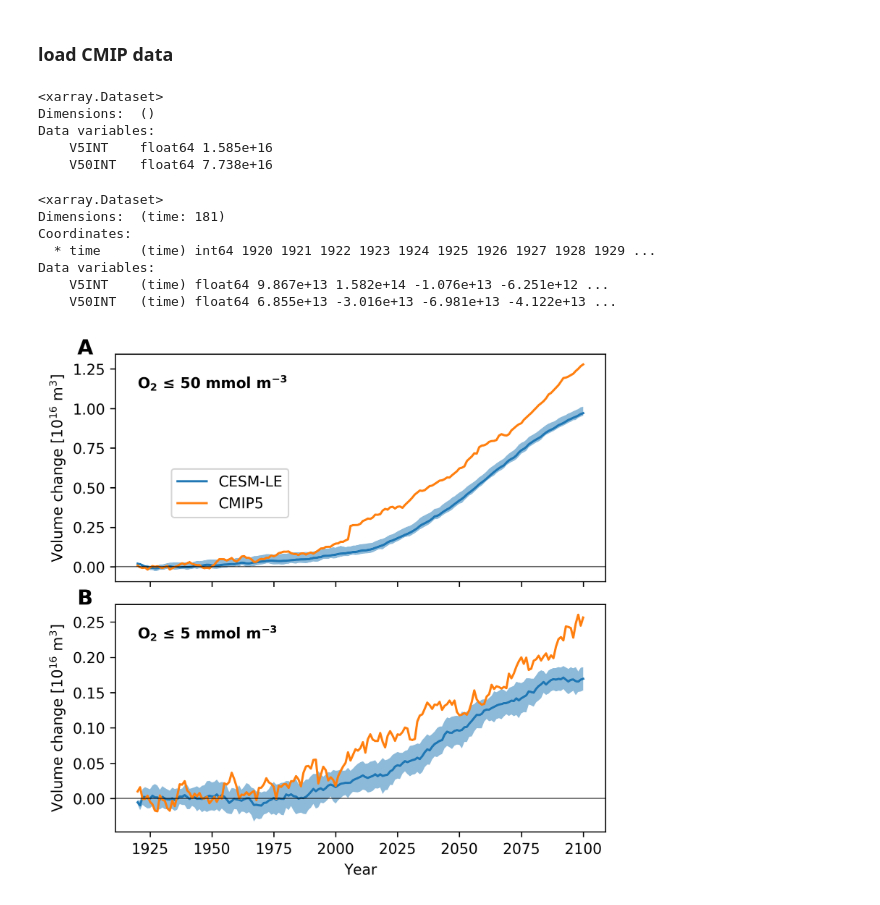
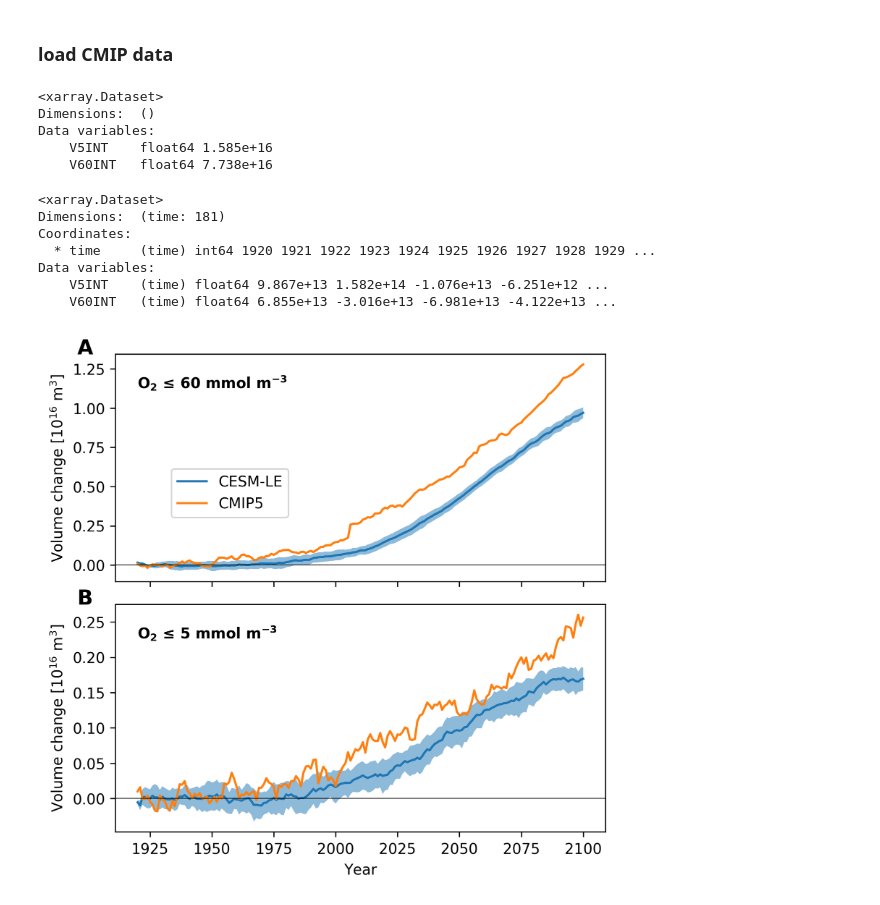
Before and after one commit to matt-long/iucn-deoxygenation-report, a Jupyter notebook: plot_cesm_cmip_volume_census.ipynb, the cells around one changed output. Saved outputs shown, nothing was run; the diff lists cells and outputs as text; code cells hidden in the pictures.

```diff
--- a/plot_cesm_cmip_volume_census.ipynb
+++ b/plot_cesm_cmip_volume_census.ipynb
@@ -67,6 +67,8 @@ files = ['IUCN_v5ts.nc','IUCN_v60ts.nc']
 files = ['data/'+f for f in files]
 cmip = xr.open_mfdataset(files)
 cmip = cmip.rename({'TIME1':'time'})
+cmip['V60INT'] = cmip.V50INT
+cmip = cmip.drop('V50INT')
 cmip['time'] = xr.DataArray(np.arange(1861,2101,1),dims=('time'))
 cmip = cmip.sel(time=slice(1920,2100))
 
@@ -80,14 +82,14 @@ cmip
 Dimensions:  ()
 Data variables:
     V5INT    float64 1.585e+16
-    V50INT   float64 7.738e+16
+    V60INT   float64 7.738e+16
 <xarray.Dataset>
 Dimensions:  (time: 181)
 Coordinates:
   * time     (time) int64 1920 1921 1922 1923 1924 1925 1926 1927 1928 1929 ...
 Data variables:
     V5INT    (time) float64 9.867e+13 1.582e+14 -1.076e+13 -6.251e+12 ...
-    V50INT   (time) float64 6.855e+13 -3.016e+13 -6.981e+13 -4.122e+13 ...
+    V60INT   (time) float64 6.855e+13 -3.016e+13 -6.981e+13 -4.122e+13 ...
 # %%
 plot_name = os.path.join(diro['fig'],'volume-census.pdf')
 fig = plt.figure(figsize=(6,6),dpi=300)
@@ -97,36 +99,38 @@ gs = gridspec.GridSpec(2,1)
 label = {'V60INT': u'O$_2$ ≤ 60 mmol m$^{-3}$',
          'V50INT': u'O$_2$ ≤ 50 mmol m$^{-3}$',
          'V5INT': u'O$_2$ ≤ 5 mmol m$^{-3}$'}
-for i,v in enumerate(['V50INT','V5INT']):
+for i,v in enumerate(['V60INT','V5INT']):
     ax = fig.add_subplot(gs[i,0])
 
-    ax.fill_between(ds.time,(dsa[v].T-dss.V5INT)*1e-16,(dsa[v].T+dss[v])*1e-16,alpha=0.5)
-    ax.plot(ds.time,dsa[v].T*1e-16,label='CESM-LE')
+    ax.fill_between(ds.time,(dsa[v]-dss[v])*1e-16,(dsa[v]+dss[v])*1e-16,alpha=0.5)
+    ax.plot(ds.time,dsa[v]*1e-16,label='CESM-LE')
     ax.plot(cmip.time,cmip[v]*1e-16,label='CMIP5')
     ylm = ax.get_ylim()
+
     ax.text(1920,ylm[1]-0.15*np.diff(ylm),label[v],fontweight='bold')
     ax.set_ylabel('Volume change [10$^{16}$ m$^{3}$]')
+
     ax.axhline(0,linewidth=0.5,color='black')
 
 
 axs = fig.get_axes()
 axs[0].set_xticklabels([])
 axs[-1].set_xlabel('Year')
 
 handles, labels = axs[0].get_legend_handles_labels()
 axs[0].legend(handles, labels,bbox_to_anchor=(0.1,0.25))
 
 gs.update(hspace=0.1)
 
 alp = [chr(i).upper() for i in range(97,97+26)]
 for i,ax in enumerate(axs):
     p = ax.get_position()
     y = p.y1+0.00
     x = p.x0-0.06
     fig.text(x,y,'%s'%alp[i],
              fontsize=14.,
              fontweight = 'semibold')
 
 plt.savefig(plot_name,bbox_inches='tight')
 # %% [output]
-[figure, old version]
+[figure, new version]
```
Also changed, not shown: parts of 3 cells of this notebook, 2 other files.
